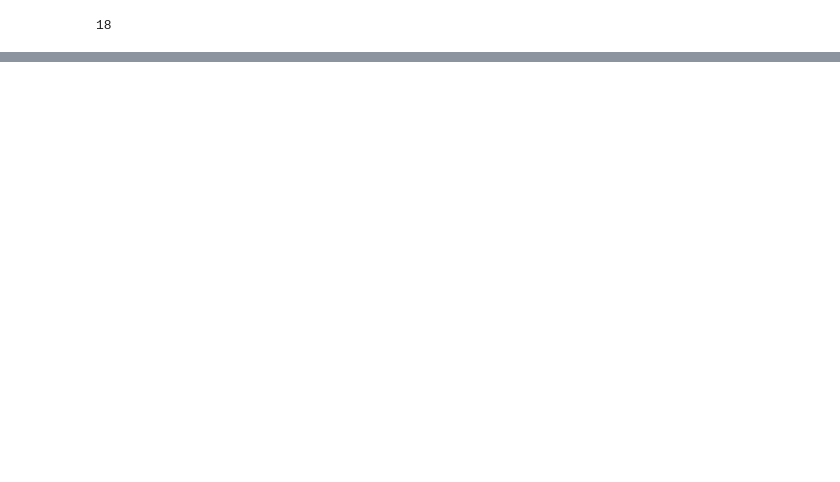
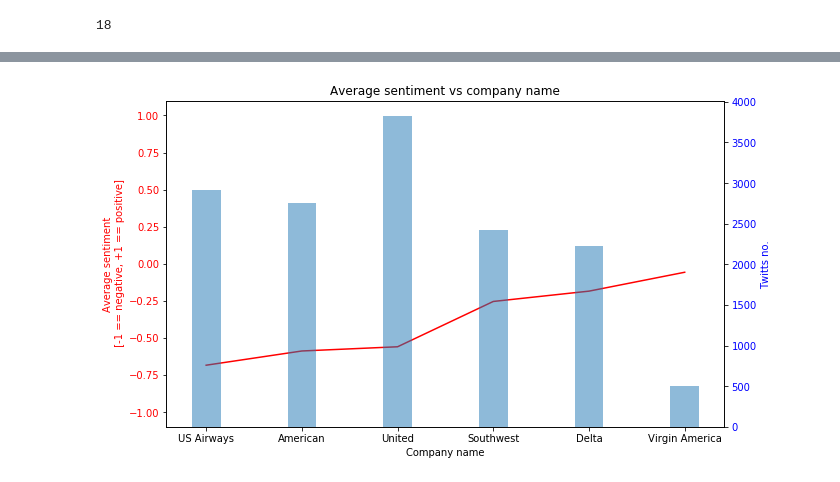
Before and after one commit to jpl126/NLP, a Jupyter notebook: prototypes/data_exploration.ipynb, the cells around one changed output, grey strips where cells are left out. Cells and saved outputs as stored; diff of their text form; code cells hidden in the pictures; blank space fills up the shorter version.

```diff
--- a/prototypes/data_exploration.ipynb
+++ b/prototypes/data_exploration.ipynb
@@ -174,0 +199,27 @@ Unfortunately there aren't clear boundary between groups and it seems that using
+# %%
+avg_sentiment = []
+customer_twitts_no = []
+airline_names = df['airline'].unique()
+for airline in airline_names:
+    tmp_chunk = df[df['airline'] == airline]
+    avg_sentiment.append(tmp_chunk['airline_sentiment'].mean())
+    customer_twitts_no.append(len(tmp_chunk.index))
+
+simple_df = pd.DataFrame({'avg_sentiment': avg_sentiment, 'customer_twitts_no': customer_twitts_no, 'airline_names': airline_names}).sort_values(by=['avg_sentiment'])
+
+fig, ax1 = plt.subplots(figsize=(10,6))
+
+ax1.plot(simple_df.airline_names, simple_df.avg_sentiment, '-r')
+ax1.set(xlabel='Company name', title='Average sentiment vs company name')
+ax1.set_ylabel('Average sentiment\n [-1 == negative, +1 == positive]', color='red')
+ax1.tick_params(axis='y', labelcolor='red')
+ax1.set_ylim(-1.1, 1.1)
+
+ax2 = ax1.twinx()
+ax2.bar(simple_df.airline_names, simple_df.customer_twitts_no, alpha=0.5, width=0.3)
+ax2.set_ylabel('Twitts no.', color='blue')
+ax2.tick_params(axis='y', labelcolor='blue')
+
+plt.show()
+# %% [output]
+[figure, added]
```
Also changed, not shown: parts of 30 cells of this notebook, 1 other file.
